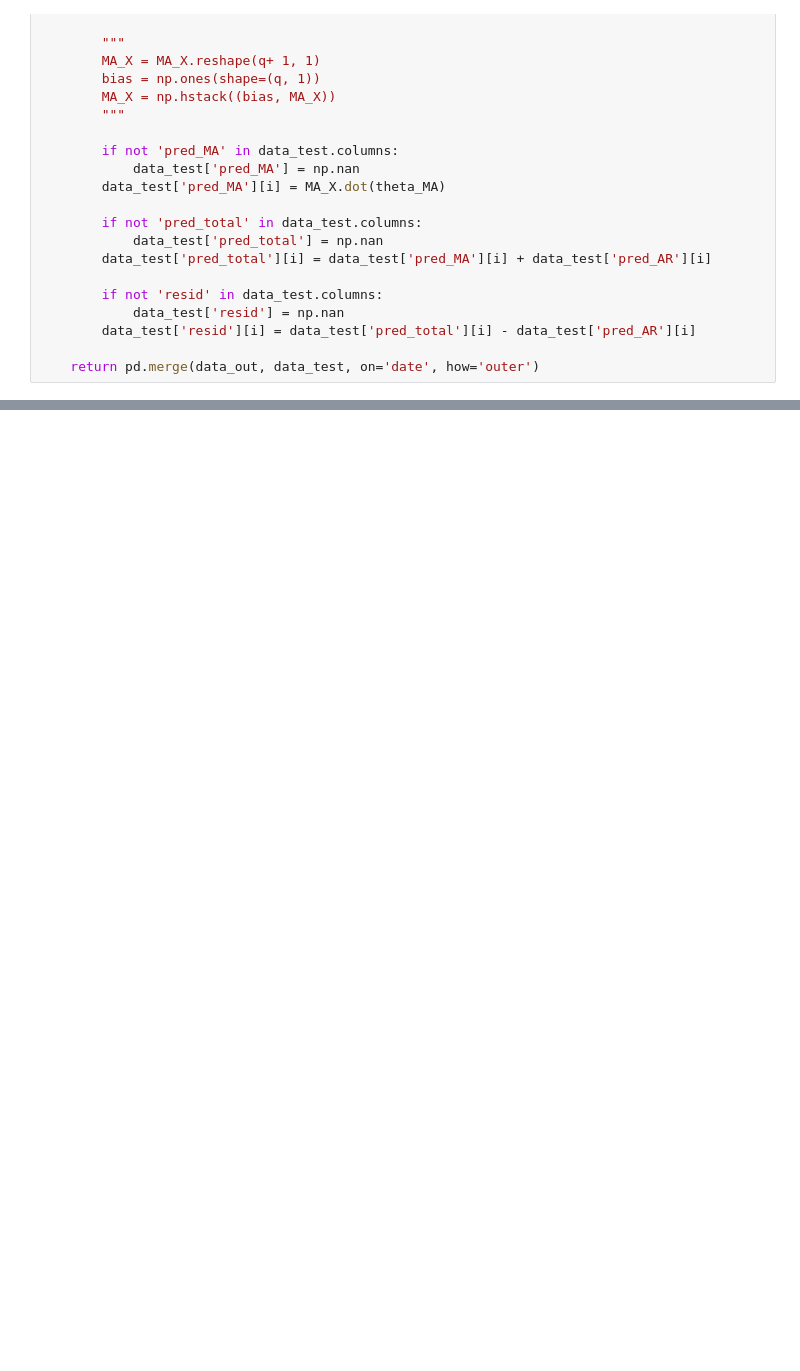
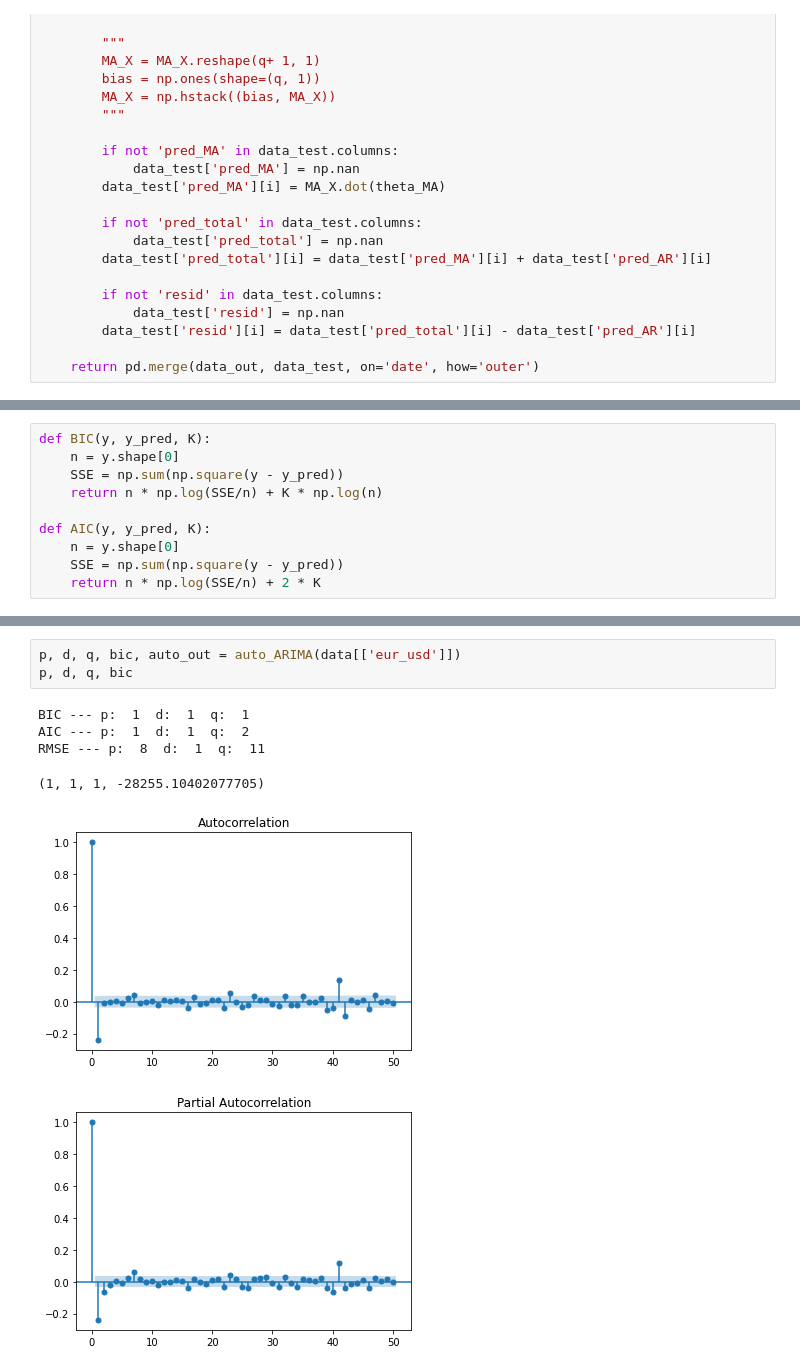
Before and after one commit to TimGladyshev/MLFinal, a Jupyter notebook: ARIMA.ipynb, the cells around one changed output, grey strips where cells are left out. Cells and saved outputs as stored; diff of their text form; blank space fills up the shorter version.

```diff
--- a/ARIMA.ipynb
+++ b/ARIMA.ipynb
@@ -269,0 +252,10 @@ price[['eur_usd', 'pred_total']].plot(figsize=(10, 8))
+# %%
+def BIC(y, y_pred, K):
+    n = y.shape[0]
+    SSE = np.sum(np.square(y - y_pred))
+    return n * np.log(SSE/n) + K * np.log(n)
+
+def AIC(y, y_pred, K):
+    n = y.shape[0]
+    SSE = np.sum(np.square(y - y_pred))
+    return n * np.log(SSE/n) + 2 * K
@@ -269,0 +320,10 @@ price[['eur_usd', 'pred_total']].plot(figsize=(10, 8))
+# %%
+p, d, q, bic, auto_out = auto_ARIMA(data[['eur_usd']])
+p, d, q, bic
+# %% [output]
+BIC --- p:  1  d:  1  q:  1
+AIC --- p:  1  d:  1  q:  2
+RMSE --- p:  8  d:  1  q:  11
+(1, 1, 1, -28255.10402077705)
+[figure, added]
+[figure, added]
```
Also changed, not shown: parts of 17 cells of this notebook.
